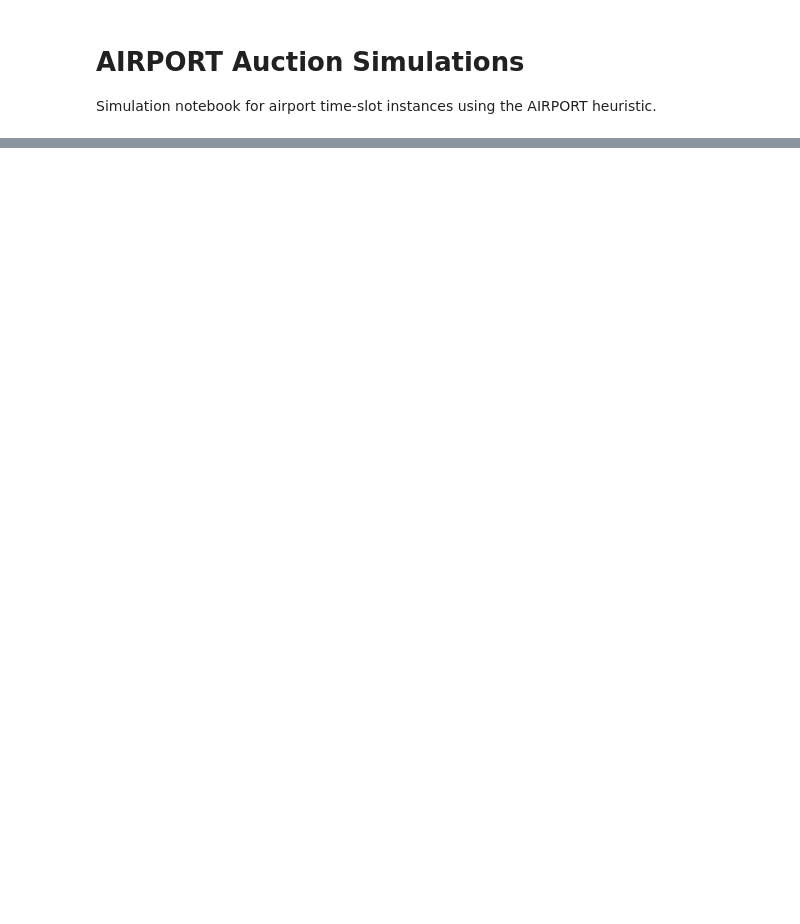
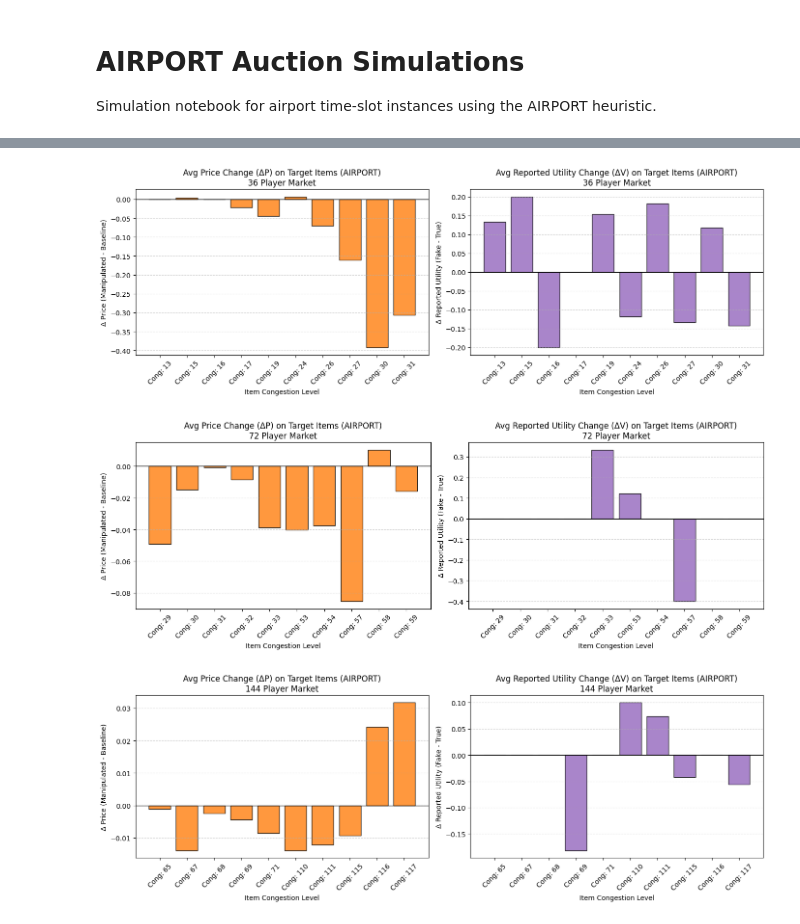
Before and after one commit to tr1gergo/Comb-Auction-AE, a Jupyter notebook: AIRPORT_simulations.ipynb, the cells around one changed output, grey strips where cells are left out. Drawn from its saved outputs; the diff is of its cells as text; code cells hidden in the pictures; blank space fills up the shorter version.

```diff
--- a/AIRPORT_simulations.ipynb
+++ b/AIRPORT_simulations.ipynb
@@ -481,0 +618,51 @@ eff_item_counts
+# %%
+# ==========================================
+# PLOTTING: Item-Level Congestion
+# (This remains exactly the same)
+# ==========================================
+item_df_master = pd.DataFrame(item_data_list)
+unique_configs = sorted(item_df_master['num_players'].unique())
+
+for n_players in unique_configs:
+    subset_df = item_df_master[item_df_master['num_players'] == n_players]
+
+    if subset_df.empty:
+        print(f"No successful manipulations to plot for {n_players} players.")
+        continue
+
+    agg_df = subset_df.groupby('congestion')[['dP', 'dV']].mean().reset_index()
+    agg_df = agg_df.sort_values('congestion')
+
+    least_congested = agg_df.head(5)
+    most_congested = agg_df.tail(5)
+
+    combined = pd.concat([least_congested, most_congested]).drop_duplicates().sort_values('congestion')
+    combined['label'] = combined['congestion'].apply(lambda c: f"Cong: {int(c)}")
+
+    fig, axes = plt.subplots(1, 2, figsize=(14, 5))
+
+    # Plot Price Change vs Congestion
+    axes[0].bar(combined['label'], combined['dP'], color='#ff7f0e', edgecolor='black', alpha=0.8)
+    axes[0].set_title(f'Avg Price Change (ΔP) on Target Items (AIRPORT)\n{n_players} Player Market')
+    axes[0].set_xlabel('Item Congestion Level')
+    axes[0].set_ylabel('Δ Price (Manipulated - Baseline)')
+    axes[0].axhline(0, color='black', linewidth=1)
+    axes[0].tick_params(axis='x', rotation=45)
+    axes[0].grid(True, axis='y', linestyle='--', alpha=0.5)
+
+    # Plot Utility Change vs Congestion
+    axes[1].bar(combined['label'], combined['dV'], color='#9467bd', edgecolor='black', alpha=0.8)
+    axes[1].set_title(f'Avg Reported Utility Change (ΔV) on Target Items (AIRPORT)\n{n_players} Player Market')
+    axes[1].set_xlabel('Item Congestion Level')
+    axes[1].set_ylabel('Δ Reported Utility (Fake - True)')
+    axes[1].axhline(0, color='black', linewidth=1)
+    axes[1].tick_params(axis='x', rotation=45)
+    axes[1].grid(True, axis='y', linestyle='--', alpha=0.5)
+
+    plt.tight_layout()
+    fig.savefig(f'./airport_figs_new/item_level_analytics_{n_players}players.png', dpi=300, bbox_inches='tight')
+    plt.show()
+# %% [output]
+[figure, added]
+[figure, added]
+[figure, added]
```
Also changed, not shown: parts of 12 cells of this notebook, 30 other files.
